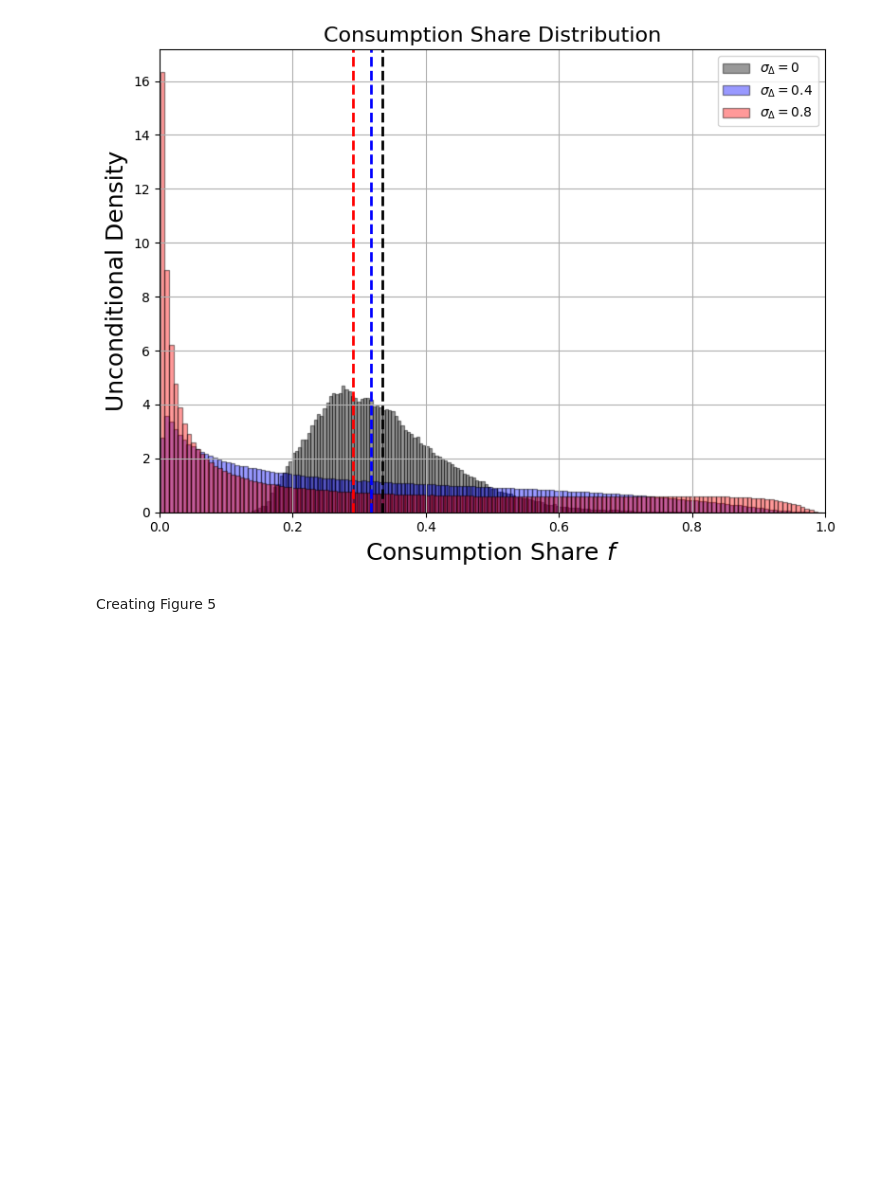
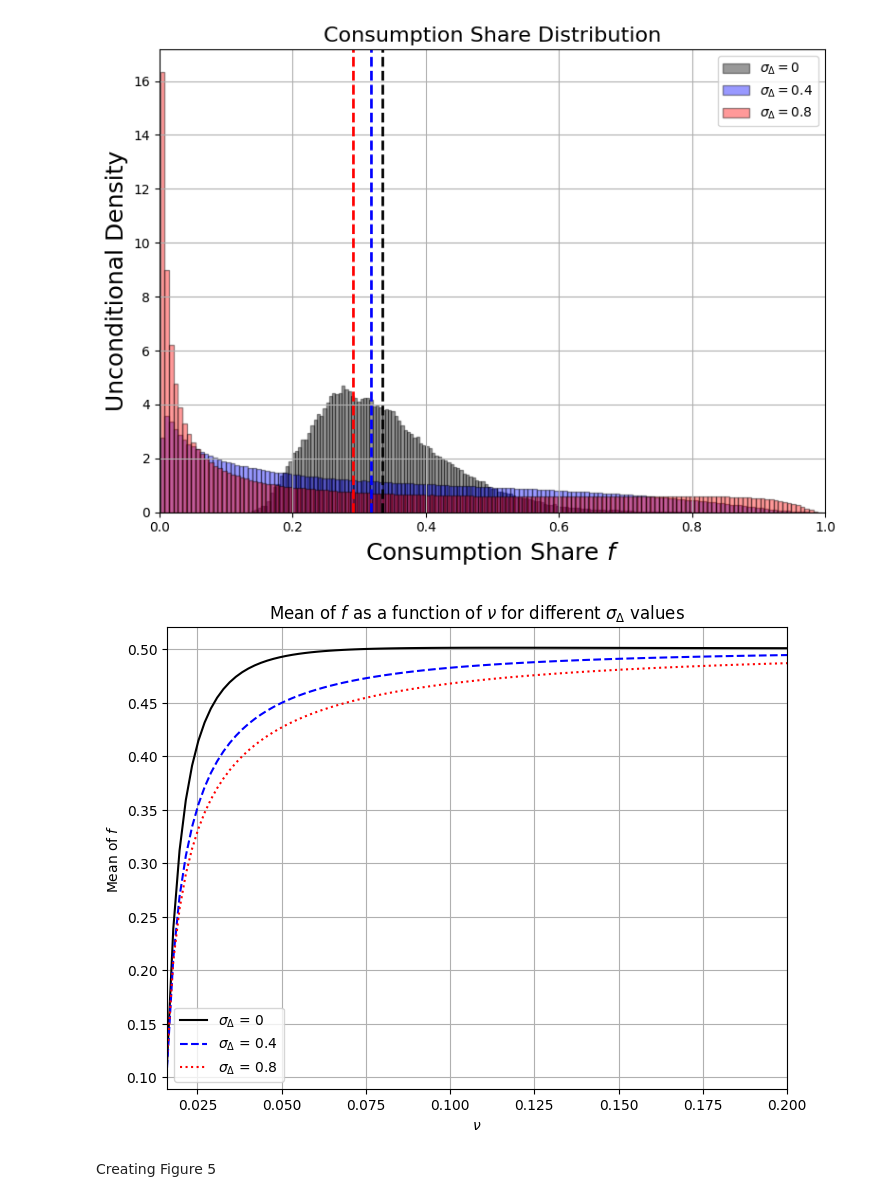
Before and after one commit to cheyerdahllarsen/DemandDisagreement, a Jupyter notebook: Code/ReplicationTablesAndFigurePaper.ipynb, the cells around one changed output. Saved outputs shown, nothing was run; the diff lists cells and outputs as text; code cells hidden in the pictures; blank space fills up the shorter version.

```diff
--- a/Code/ReplicationTablesAndFigurePaper.ipynb
+++ b/Code/ReplicationTablesAndFigurePaper.ipynb
@@ -1003,3 +1090,32 @@ plt.show()
+# %%
+# Plotting the mean of f for each DEL as a function of nu
+plt.figure(figsize=(8, 6))
+
+# Define colors and line styles for each DEL
+colors = ['black', 'blue', 'red']
+line_styles = ['-', '--', ':']
+
+# Plot the lines with specified colors and styles
+for i, DEL in enumerate(DEL_values):
+    mean_f = [np.mean(simulation_results[(DEL, nu)]) for nu in nu_values]
+    plt.plot(nu_values, mean_f, color=colors[i], linestyle=line_styles[i], label = f"$\\sigma_{{\\Delta}}$ = {DEL}")
+
+# Set axis labels with LaTeX formatting
+plt.xlabel(r'$\nu$')
+plt.ylabel('Mean of $f$')
+plt.title('Mean of $f$ as a function of $\\nu$ for different $\\sigma_{\\Delta}$ values')
+
+# Set x-axis limits based on nu_values
+plt.xlim([min(nu_values), max(nu_values)])
+
+# Add legend and grid
+plt.legend()
+plt.grid(True)
+
+# Show the plot
+plt.show()
+# %% [output]
+[figure, added]
 # %% [markdown]
 Creating Figure 5
 # %% [markdown]
```
Also changed, not shown: parts of 1 cell of this notebook, 10 other files.
